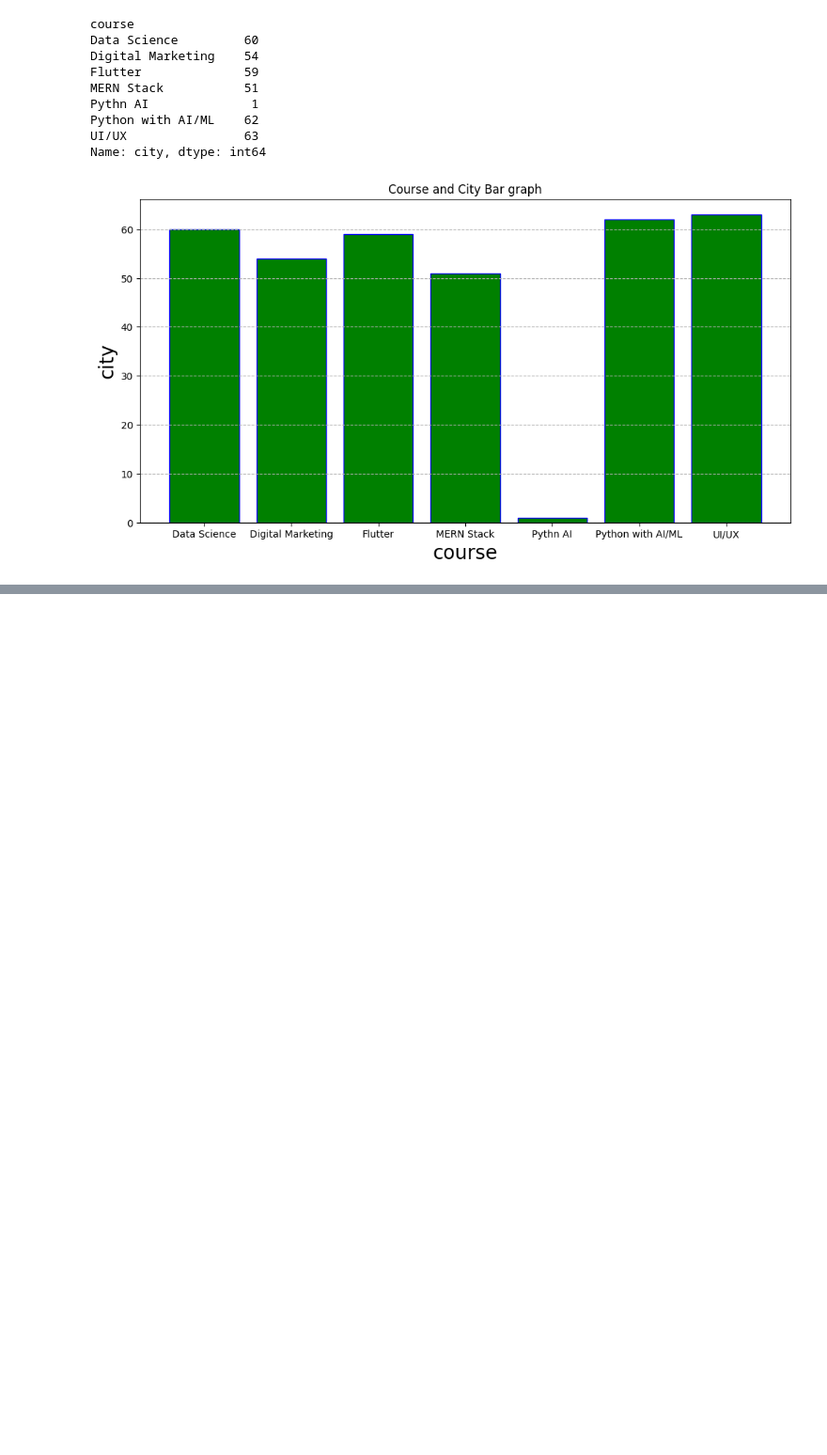
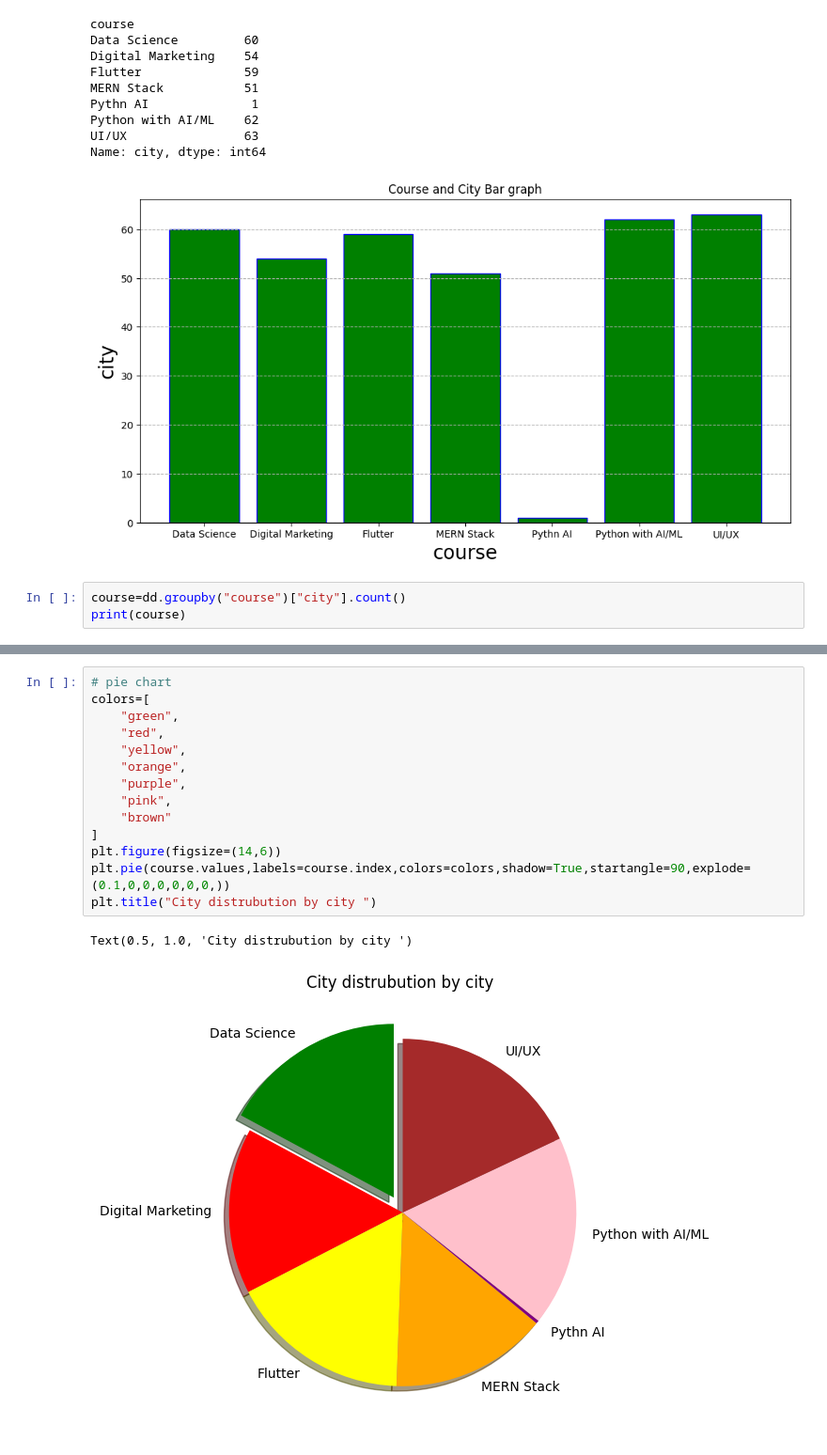
Before and after one commit to Bishwash074/ai_udan, a Jupyter notebook: week-4/matplotlib.ipynb, the cells around one changed output, grey strips where cells are left out. Shown at 94% size. Cells and saved outputs as stored; diff of their text form; blank space fills up the shorter version.

Commit message:
leaned histogram,scatterplot,piechart

```diff
--- a/week-4/matplotlib.ipynb
+++ b/week-4/matplotlib.ipynb
@@ -45,3 +31,6 @@ Python with AI/ML    62
 UI/UX                63
 Name: city, dtype: int64
 [figure]
+# %%
+course=dd.groupby("course")["city"].count()
+print(course)
@@ -47,0 +47,17 @@ Name: city, dtype: int64
+# %%
+# pie chart
+colors=[
+    "green",
+    "red",
+    "yellow",
+    "orange",
+    "purple",
+    "pink",
+    "brown"
+]
+plt.figure(figsize=(14,6))
+plt.pie(course.values,labels=course.index,colors=colors,shadow=True,startangle=90,explode=(0.1,0,0,0,0,0,0,))
+plt.title("City distrubution by city ")
+# %% [output]
+Text(0.5, 1.0, 'City distrubution by city ')
+[figure, added]
```
Also changed, not shown: parts of 8 cells of this notebook.
